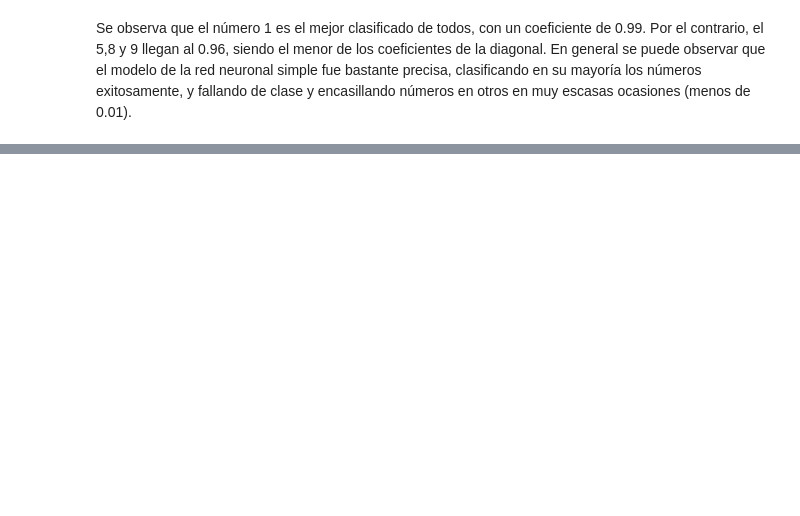
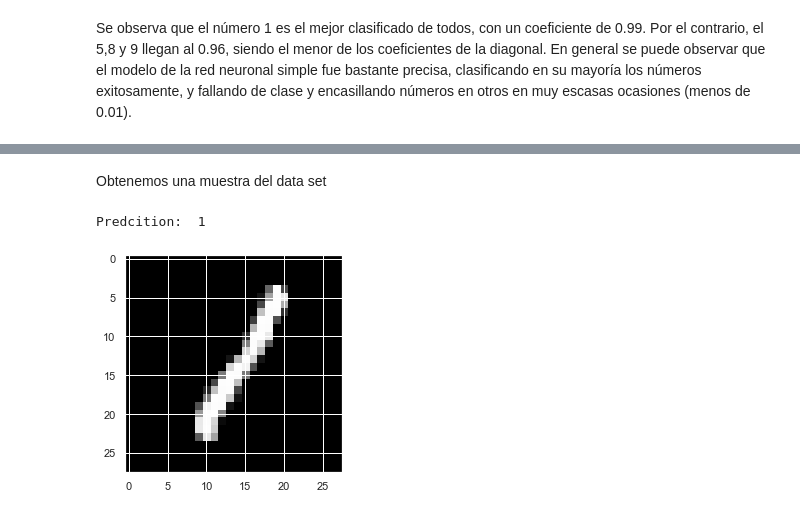
Before and after one commit to AndresQuinto5/HT3-DS, a Jupyter notebook: Lab3.ipynb, the cells around one changed output, grey strips where cells are left out. Cells and saved outputs as stored; diff of their text form; code cells hidden in the pictures; blank space fills up the shorter version.

```diff
--- a/Lab3.ipynb
+++ b/Lab3.ipynb
@@ -184,0 +257,3 @@ Se observa que el número 1 es el mejor clasificado de todos, con un coeficiente
+# %%
+def dist(x1, x2):
+    return np.sqrt(sum((x1-x2)**2))
@@ -184,0 +262,31 @@ Se observa que el número 1 es el mejor clasificado de todos, con un coeficiente
+# %%
+def KNN(X, y, queryPoint, k = 5):
+
+    vals = []
+    m = X.shape[0]
+
+    for i in range(m):
+        d = dist(queryPoint, X[i])
+        vals.append((d, y.iloc[i]))
+
+    vals = sorted(vals)
+    vals = vals[:k]
+
+    new_vals = np.unique([v[1] for v in vals], return_counts=True)
+
+    idx = new_vals[1].argmax()
+    pred = new_vals[0][idx]
+
+    return pred
+# %% [markdown]
+Obtenemos una muestra del data set
+# %%
+img = x_val[88]
+
+pred = KNN(x_train, y_train, img, k = 3)
+
+drawImg(img)
+print("Predcition: ", pred)
+# %% [output]
+Predcition:  1
+[figure, added]
```
Also changed, not shown: parts of 47 cells of this notebook.
